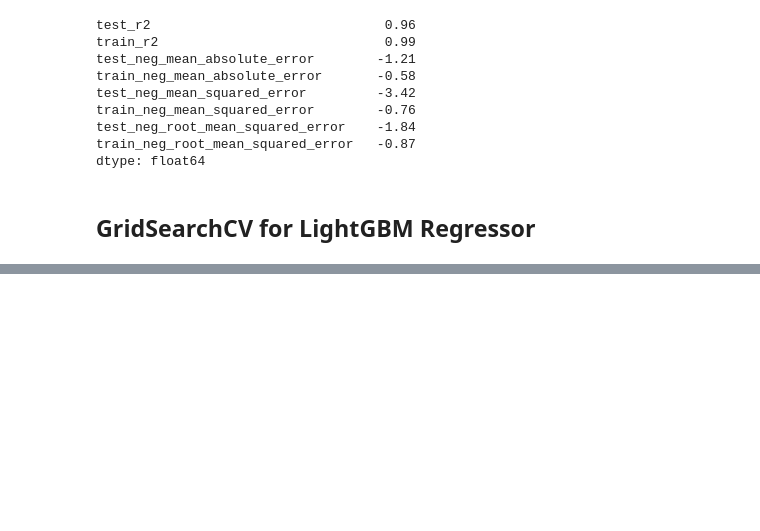
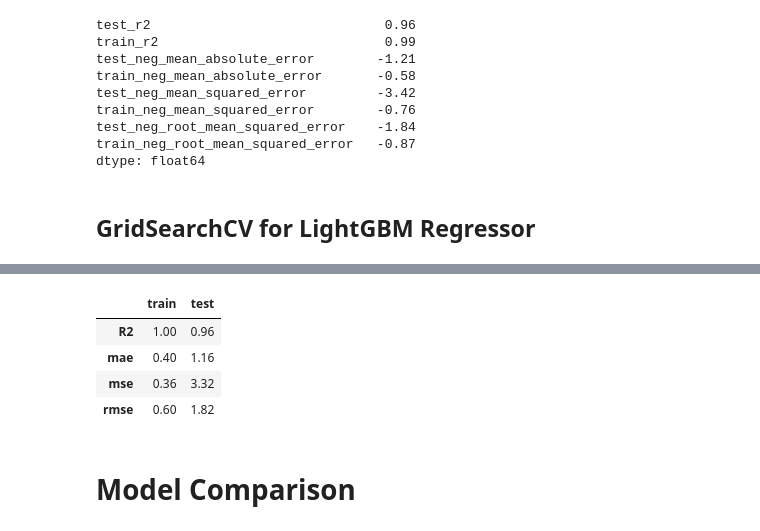
Before and after one commit to ayaramis/Portfolio, a Jupyter notebook: life_expectancy/life_expectancy_prediction.ipynb, the cells around one changed output, grey strips where cells are left out. Cells and saved outputs as stored; diff of their text form; code cells hidden in the pictures; blank space fills up the shorter version.

```diff
--- a/life_expectancy/life_expectancy_prediction.ipynb
+++ b/life_expectancy/life_expectancy_prediction.ipynb
@@ -609,0 +641,9 @@ lgbm_grid = GridSearchCV(estimator=lgbm_pipe,
+# %%
+operations = [('preprocessor', preprocessor),('lgbm', LGBMRegressor(colsample_bytree =0.8,
+                                                                    learning_rate = 0.1,
+                                                                    max_depth = 5,
+                                                                    n_estimators = 500,
+                                                                    num_leaves = 32,
+                                                                    subsample = 0.8,
+                                                                    random_state=1))]
+lgbm_pipe = Pipeline(steps=operations).fit(X_train, y_train)
@@ -609,0 +668,8 @@ lgbm_grid = GridSearchCV(estimator=lgbm_pipe,
+# %%
+train_val(lgbm_pipe, X_train, y_train, X_test, y_test)
+# %% [output]
+|  | train | test |
+| R2 | 1.00 | 0.96 |
+| mae | 0.40 | 1.16 |
+| mse | 0.36 | 3.32 |
+| rmse | 0.60 | 1.82 |
@@ -609,0 +683,2 @@ lgbm_grid = GridSearchCV(estimator=lgbm_pipe,
+# %% [markdown]
+# Model Comparison
```
Also changed, not shown: parts of 6 cells of this notebook.
